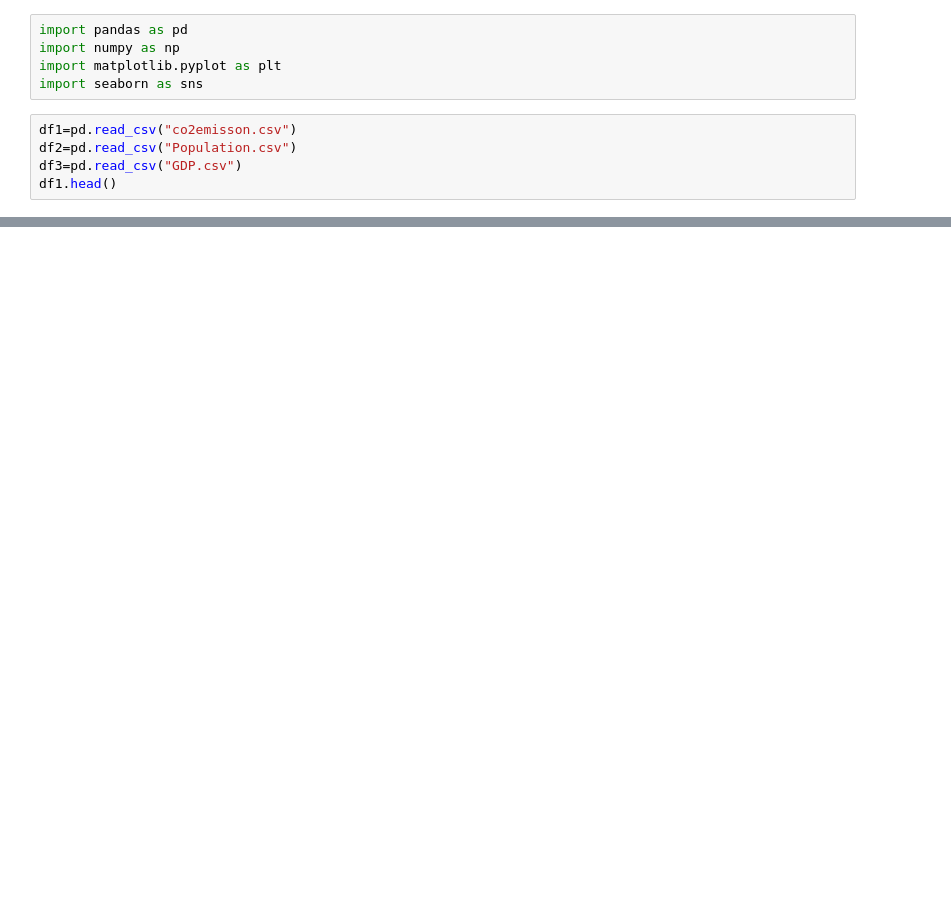
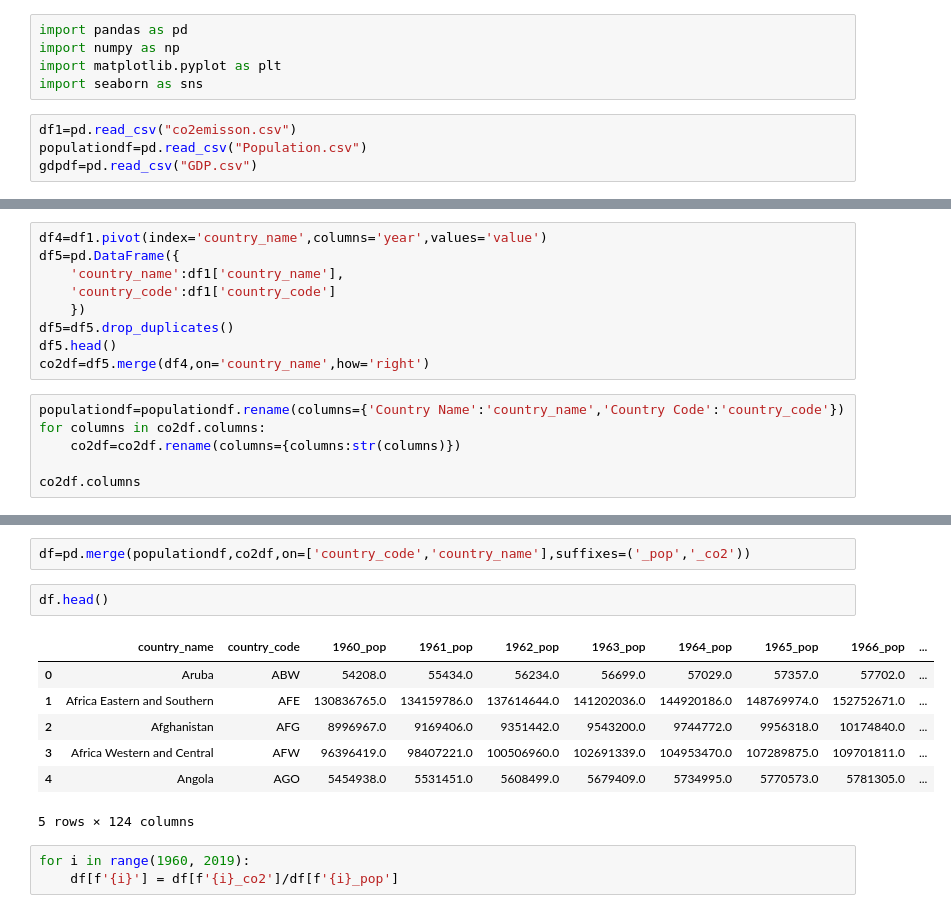
Before and after one commit to sgr45/co2emission, a Jupyter notebook: dataset.ipynb, the cells around one changed output, grey strips where cells are left out. Cells and saved outputs as stored; diff of their text form; blank space fills up the shorter version.

```diff
--- a/dataset.ipynb
+++ b/dataset.ipynb
@@ -5,6 +5,5 @@ import matplotlib.pyplot as plt
 import seaborn as sns
 # %%
 df1=pd.read_csv("co2emisson.csv")
-df2=pd.read_csv("Population.csv")
-df3=pd.read_csv("GDP.csv")
-df1.head()
+populationdf=pd.read_csv("Population.csv")
+gdpdf=pd.read_csv("GDP.csv")
@@ -27,0 +10,15 @@ df2
+# %%
+df4=df1.pivot(index='country_name',columns='year',values='value')
+df5=pd.DataFrame({
+    'country_name':df1['country_name'],
+    'country_code':df1['country_code']
+    })
+df5=df5.drop_duplicates()
+df5.head()
+co2df=df5.merge(df4,on='country_name',how='right')
+# %%
+populationdf=populationdf.rename(columns={'Country Name':'country_name','Country Code':'country_code'})
+for columns in co2df.columns:
+    co2df=co2df.rename(columns={columns:str(columns)})
+
+co2df.columns
@@ -27,0 +35,15 @@ df2
+# %%
+df=pd.merge(populationdf,co2df,on=['country_code','country_name'],suffixes=('_pop','_co2'))
+# %%
+df.head()
+# %% [output]
+|  | country_name | country_code | 1960_pop | 1961_pop | 1962_pop | 1963_pop | 1964_pop | 1965_pop | 1966_pop | ... |
+| 0 | Aruba | ABW | 54208.0 | 55434.0 | 56234.0 | 56699.0 | 57029.0 | 57357.0 | 57702.0 | ... |
+| 1 | Africa Eastern and Southern | AFE | 130836765.0 | 134159786.0 | 137614644.0 | 141202036.0 | 144920186.0 | 148769974.0 | 152752671.0 | ... |
+| 2 | Afghanistan | AFG | 8996967.0 | 9169406.0 | 9351442.0 | 9543200.0 | 9744772.0 | 9956318.0 | 10174840.0 | ... |
+| 3 | Africa Western and Central | AFW | 96396419.0 | 98407221.0 | 100506960.0 | 102691339.0 | 104953470.0 | 107289875.0 | 109701811.0 | ... |
+| 4 | Angola | AGO | 5454938.0 | 5531451.0 | 5608499.0 | 5679409.0 | 5734995.0 | 5770573.0 | 5781305.0 | ... |
+5 rows × 124 columns
+# %%
+for i in range(1960, 2019):
+    df[f'{i}'] = df[f'{i}_co2']/df[f'{i}_pop']
```
Also changed, not shown: parts of 10 cells of this notebook, 2 other files.
